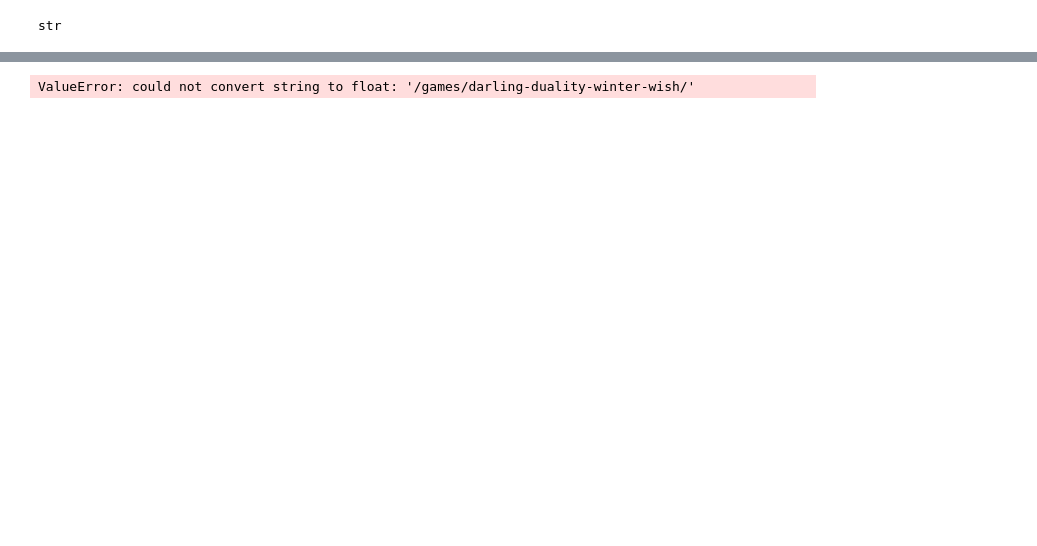
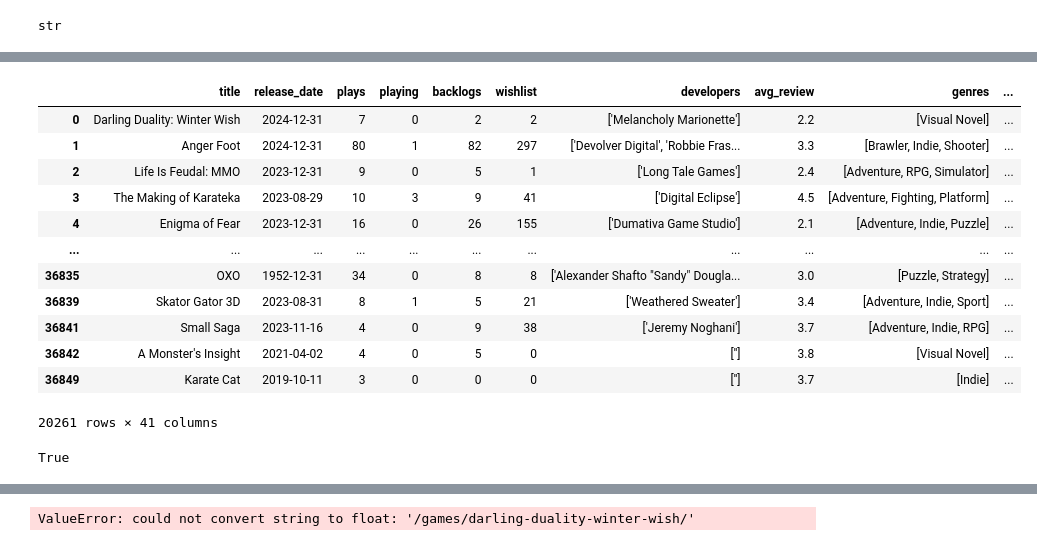
Before and after one commit to Ant-mel/legendary_game_recs, a Jupyter notebook: notebooks/streamlit_prep.ipynb, the cells around one changed output, grey strips where cells are left out. Drawn from its saved outputs; the diff is of its cells as text; code cells hidden in the pictures; blank space fills up the shorter version.

```diff
--- a/notebooks/streamlit_prep.ipynb
+++ b/notebooks/streamlit_prep.ipynb
@@ -32,0 +204,57 @@ str
+# %%
+plat_sel = ['Windows PC', 'Xbox One']
+
+def platform_filter(df, selected_platforms):
+    if selected_platforms == ['Any']:
+        pass
+    else:
+        if len(selected_platforms) == 1:
+            df_filt = df[df['platforms'].apply(lambda x:
+                selected_platforms[0] in x)]
+            return df_filt
+        if len(selected_platforms) == 2:
+            df_filt = df[df['platforms'].apply(lambda x:
+                selected_platforms[0] in x or
+                selected_platforms[1] in x)]
+            return df_filt
+        if len(selected_platforms) == 3:
+            df_filt = df[df['platforms'].apply(lambda x:
+                selected_platforms[0] in x or
+                selected_platforms[1] in x or
+                selected_platforms[2] in x)]
+            return df_filt
+        if len(selected_platforms) == 4:
+            df_filt = df[df['platforms'].apply(lambda x:
+                selected_platforms[0] in x or
+                selected_platforms[1] in x or
+                selected_platforms[2] in x or
+                selected_platforms[3] in x)]
+            return df_filt
+        if len(selected_platforms) == 5:
+            df_filt = df[df['platforms'].apply(lambda x:
+                selected_platforms[0] in x or
+                selected_platforms[1] in x or
+                selected_platforms[2] in x or
+                selected_platforms[3] in x or
+                selected_platforms[4] in x)]
+            return df_filt
+# %%
+platform_filter(raw_data, plat_sel)
+# %% [output]
+|  | title | release_date | plays | playing | backlogs | wishlist | developers | avg_review | genres | ... |
+| 0 | Darling Duality: Winter Wish | 2024-12-31 | 7 | 0 | 2 | 2 | ['Melancholy Marionette'] | 2.2 | [Visual Novel] | ... |
+| 1 | Anger Foot | 2024-12-31 | 80 | 1 | 82 | 297 | ['Devolver Digital', 'Robbie Fras... | 3.3 | [Brawler, Indie, Shooter] | ... |
+| 2 | Life Is Feudal: MMO | 2023-12-31 | 9 | 0 | 5 | 1 | ['Long Tale Games'] | 2.4 | [Adventure, RPG, Simulator] | ... |
+| 3 | The Making of Karateka | 2023-08-29 | 10 | 3 | 9 | 41 | ['Digital Eclipse'] | 4.5 | [Adventure, Fighting, Platform] | ... |
+| 4 | Enigma of Fear | 2023-12-31 | 16 | 0 | 26 | 155 | ['Dumativa Game Studio'] | 2.1 | [Adventure, Indie, Puzzle] | ... |
+| ... | ... | ... | ... | ... | ... | ... | ... | ... | ... | ... |
+| 36835 | OXO | 1952-12-31 | 34 | 0 | 8 | 8 | ['Alexander Shafto "Sandy" Dougla... | 3.0 | [Puzzle, Strategy] | ... |
+| 36839 | Skator Gator 3D | 2023-08-31 | 8 | 1 | 5 | 21 | ['Weathered Sweater'] | 3.4 | [Adventure, Indie, Sport] | ... |
+| 36841 | Small Saga | 2023-11-16 | 4 | 0 | 9 | 38 | ['Jeremy Noghani'] | 3.7 | [Adventure, Indie, RPG] | ... |
+| 36842 | A Monster's Insight | 2021-04-02 | 4 | 0 | 5 | 0 | [''] | 3.8 | [Visual Novel] | ... |
+| 36849 | Karate Cat | 2019-10-11 | 3 | 0 | 0 | 0 | [''] | 3.7 | [Indie] | ... |
+20261 rows × 41 columns
+# %%
+'RPG' in raw_data['genres'][2]
+# %% [output]
+True
```
Also changed, not shown: parts of 26 cells of this notebook.
